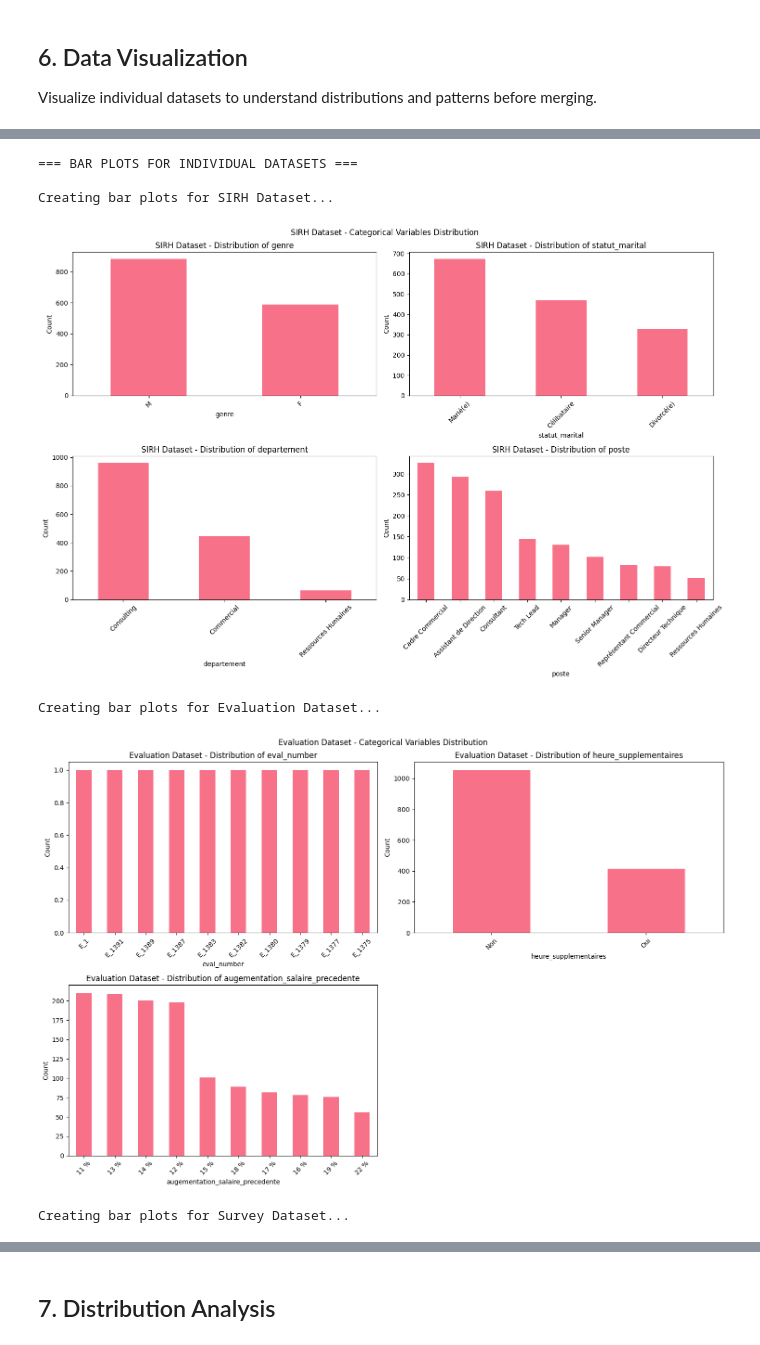
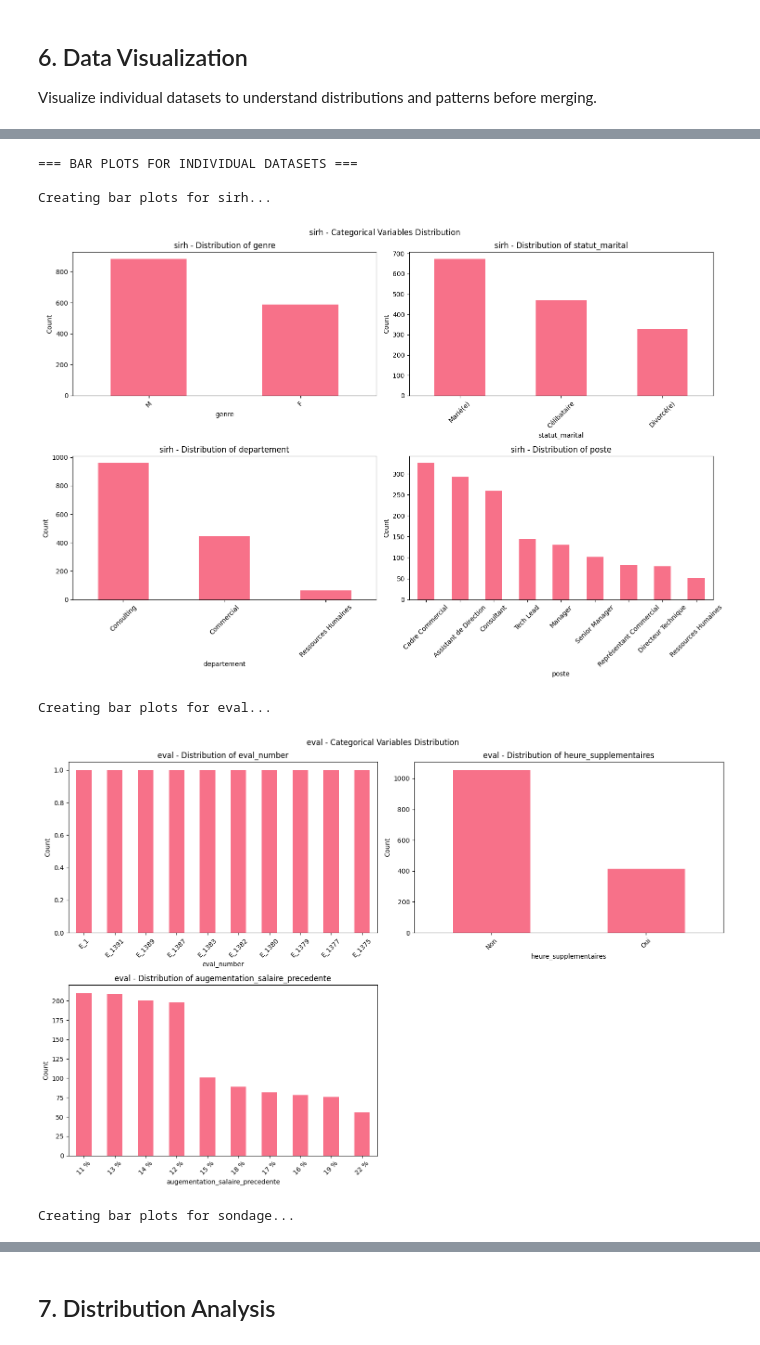
Before and after one commit to XavierCoulon/OC_P4_ESN_TechNova_Partners, a Jupyter notebook: notebooks/exploratory/01_exploratory_data_analysis.ipynb, the cells around one changed output, grey strips where cells are left out. Cells and saved outputs as stored; diff of their text form; code cells hidden in the pictures.

```diff
--- a/notebooks/exploratory/01_exploratory_data_analysis.ipynb
+++ b/notebooks/exploratory/01_exploratory_data_analysis.ipynb
@@ -49,11 +47,11 @@ pd.set_option('display.max_rows', 100)
 # %%
 # Load the three starting datasets
-# Loading actual datasets from raw folder
 df_sirh = pd.read_csv('../../data/raw/extrait_sirh.csv')  # SIRH dataset
 df_eval = pd.read_csv('../../data/raw/extrait_eval.csv')  # Evaluation dataset
 df_sondage = pd.read_csv('../../data/raw/extrait_sondage.csv')  # Survey dataset
 
-dfs = [df_sirh, df_eval, df_sondage]
-
-for df in dfs:
-	print(df.sample(1))
+dfs = {
+    "sirh": df_sirh,
+    "eval": df_eval,
+    "sondage": df_sondage,
+}
@@ -146,9 +88,7 @@ Use pandas `.apply()` method to clean quantitative and qualitative columns if ne
 # Check for missing values in each dataset
 print("=== MISSING VALUES ANALYSIS ===")
 
-datasets = [(df_sirh, "SIRH Dataset"), (df_eval, "Evaluation Dataset"), (df_sondage, "Survey Dataset")]
-
-for df, name in datasets:
+for name, df in dfs.items():
     print(f"\n{name}:")
     missing_values = df.isnull().sum()
     missing_percentage = (missing_values / len(df)) * 100
@@ -167,8 +107,6 @@ for df, name in datasets:
     # Check for duplicate rows
     duplicates = df.duplicated().sum()
     print(f"Duplicate rows: {duplicates}")
-
-print("\n" + "="*60)
 # %% [output]
 === MISSING VALUES ANALYSIS ===
 
@@ -191,9 +127,7 @@ Duplicate rows: 0
 # Summary statistics for each individual dataset
 print("=== STATISTICAL SUMMARY FOR INDIVIDUAL DATASETS ===")
 
-datasets = [(df_sirh, "SIRH Dataset"), (df_eval, "Evaluation Dataset"), (df_sondage, "Survey Dataset")]
-
-for df, name in datasets:
+for name, df in dfs.items():
     print(f"\n{name} Statistical Summary:")
     print("-" * 40)
 
@@ -247,9 +181,7 @@ Visualize individual datasets to understand distributions and patterns before me
 # Improved visualization for numerical variables in individual datasets
 print("=== IMPROVED VISUALIZATIONS FOR INDIVIDUAL DATASETS ===")
 
-datasets = [(df_sirh, "SIRH Dataset"), (df_eval, "Evaluation Dataset"), (df_sondage, "Survey Dataset")]
-
-for df, name in datasets:
+for name, df in dfs.items():
     numerical_columns = df.select_dtypes(include=[np.number]).columns.tolist()
 
     # Filter out ID columns and other non-meaningful numerical columns
@@ -360,7 +292,7 @@ for df, name in datasets:
 # Bar plots for categorical variables in individual datasets
 print("=== BAR PLOTS FOR INDIVIDUAL DATASETS ===")
 
-for df, name in datasets:
+for name, df in dfs.items():
     categorical_columns = df.select_dtypes(include=['object']).columns
 
     if len(categorical_columns) > 0:
@@ -374,35 +306,35 @@ for df, name in datasets:
 
         # Handle single subplot case
         if len(categorical_columns) == 1:
             axes = [axes]
         elif n_rows == 1:
             axes = [axes] if n_cols == 1 else axes
         else:
             axes = axes.ravel()
 
         for i, col in enumerate(categorical_columns):
             if i < len(axes):
                 value_counts = df[col].value_counts().head(10)  # Top 10 values
                 value_counts.plot(kind='bar', ax=axes[i])
                 axes[i].set_title(f'{name} - Distribution of {col}')
                 axes[i].set_xlabel(col)
                 axes[i].set_ylabel('Count')
                 axes[i].tick_params(axis='x', rotation=45)
 
         # Hide empty subplots
         for i in range(len(categorical_columns), len(axes)):
             axes[i].set_visible(False)
 
         plt.suptitle(f'{name} - Categorical Variables Distribution')
         plt.tight_layout()
         plt.show()
     else:
         print(f"{name}: No categorical variables found for bar plots.")
 # %% [output]
 === BAR PLOTS FOR INDIVIDUAL DATASETS ===
 
-Creating bar plots for SIRH Dataset...
+Creating bar plots for sirh...
-[figure, old version]
+[figure, new version]
-Creating bar plots for Evaluation Dataset...
+Creating bar plots for eval...
-[figure, old version]
+[figure, new version]
-Creating bar plots for Survey Dataset...
+Creating bar plots for sondage...
```
Also changed, not shown: parts of 22 cells of this notebook, 3 other files.
